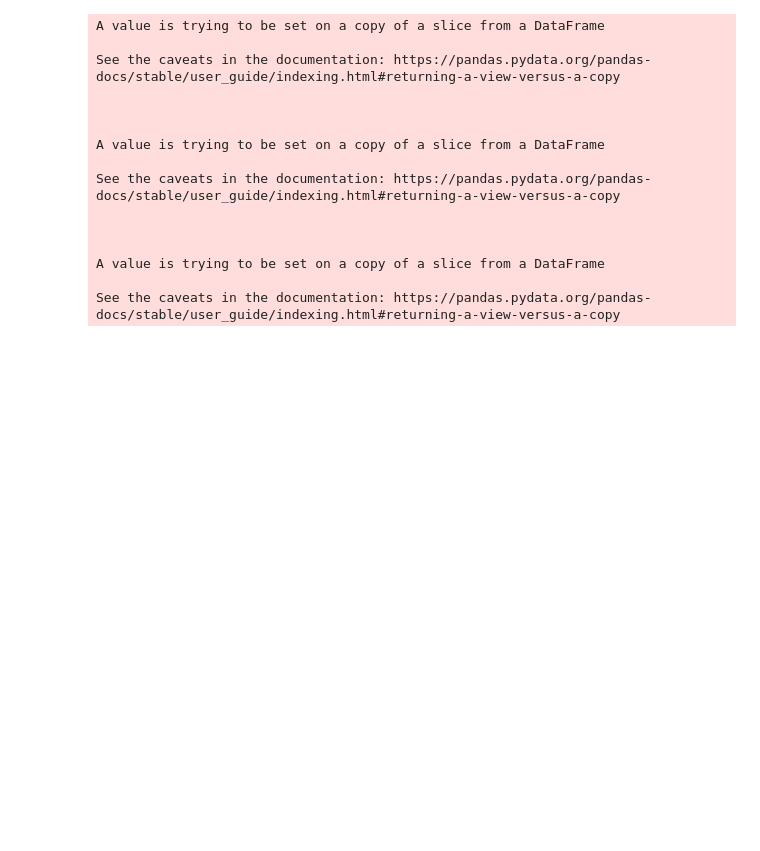
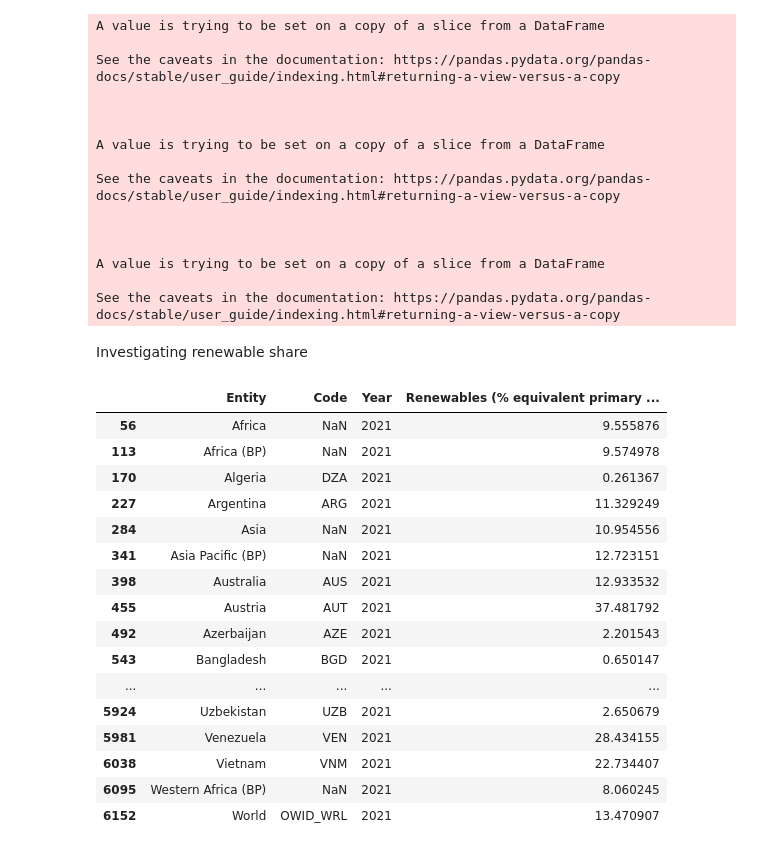
Before and after one commit to aaroln/ev, a Jupyter notebook: presentation.ipynb, the cells around one changed output. Saved outputs shown, nothing was run; the diff lists cells and outputs as text; code cells hidden in the pictures; blank space fills up the shorter version.

```diff
--- a/presentation.ipynb
+++ b/presentation.ipynb
@@ -27,6 +27,8 @@ ev = pd.read_csv("IEA-EV-data.csv")
 country = pd.read_csv("countries.csv")
 # %%
 energy = pd.read_csv("energy.csv")
+# %%
+renewable_share = pd.read_csv("renewable-share-energy.csv")
 # %% [markdown]
 Cleaning file
 # %%
@@ -272,3 +281,31 @@ fig3 = px.choropleth(world_sorted,
 
 
 fig3.show()
+# %% [markdown]
+Investigating renewable share
+# %%
+
+is_21 = renewable_share['Year'] == 2021
+
+
+re_21 = renewable_share[is_21]
+
+re_21
+# %% [output]
+|  | Entity | Code | Year | Renewables (% equivalent primary ... |
+| 56 | Africa | NaN | 2021 | 9.555876 |
+| 113 | Africa (BP) | NaN | 2021 | 9.574978 |
+| 170 | Algeria | DZA | 2021 | 0.261367 |
+| 227 | Argentina | ARG | 2021 | 11.329249 |
+| 284 | Asia | NaN | 2021 | 10.954556 |
+| 341 | Asia Pacific (BP) | NaN | 2021 | 12.723151 |
+| 398 | Australia | AUS | 2021 | 12.933532 |
+| 455 | Austria | AUT | 2021 | 37.481792 |
+| 492 | Azerbaijan | AZE | 2021 | 2.201543 |
+| 543 | Bangladesh | BGD | 2021 | 0.650147 |
+| ... | ... | ... | ... | ... |
+| 5924 | Uzbekistan | UZB | 2021 | 2.650679 |
+| 5981 | Venezuela | VEN | 2021 | 28.434155 |
+| 6038 | Vietnam | VNM | 2021 | 22.734407 |
+| 6095 | Western Africa (BP) | NaN | 2021 | 8.060245 |
+| 6152 | World | OWID_WRL | 2021 | 13.470907 |
```
Also changed, not shown: parts of 6 cells of this notebook.
